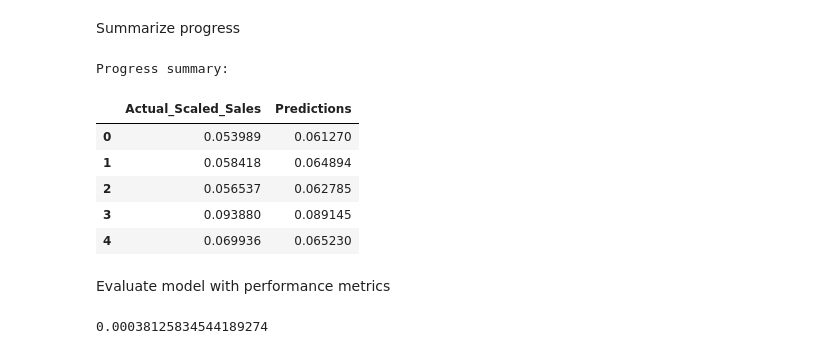
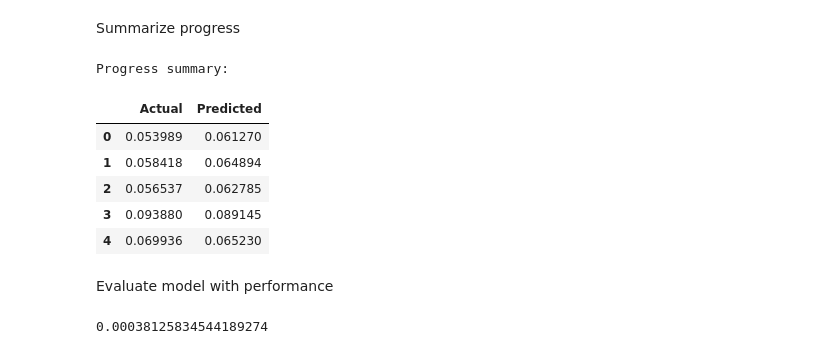
Before and after one commit to OlanreleOladeji/Demand-forecast--XGBoost, a Jupyter notebook: Products_quantity_forecasting_model_(XGB).ipynb, the cells around one changed output. Saved outputs shown, nothing was run; the diff lists cells and outputs as text; code cells hidden in the pictures.

```diff
--- a/Products_quantity_forecasting_model_(XGB).ipynb
+++ b/Products_quantity_forecasting_model_(XGB).ipynb
@@ -220,16 +272,16 @@ print(predictions)
 Summarize progress
 # %%
 Progress_summary_df = pd.DataFrame({
-        'Actual_Scaled_Sales': test_y_Scaled['Sales'],
-        'Predictions': y_predict[:test_y_Scaled.shape[0]]
+        'Actual': test_y_Scaled['Sales'],
+        'Predicted': predictions[:test_y_Scaled.shape[0]]
     })
 
 print("Progress summary:")
 
 display(Progress_summary_df.head(5))
 # %% [output]
 Progress summary:
-|  | Actual_Scaled_Sales | Predictions |
+|  | Actual | Predicted |
 | 0 | 0.053989 | 0.061270 |
 | 1 | 0.058418 | 0.064894 |
 | 2 | 0.056537 | 0.062785 |
@@ -244,5 +290,5 @@ pyplot.show()
 # %% [markdown]
-Evaluate model with performance metrics
+Evaluate model with performance
 # %%
 from sklearn.metrics import mean_squared_error, mean_absolute_error, root_mean_squared_error
 # %%
```
Also changed, not shown: parts of 13 cells of this notebook.
